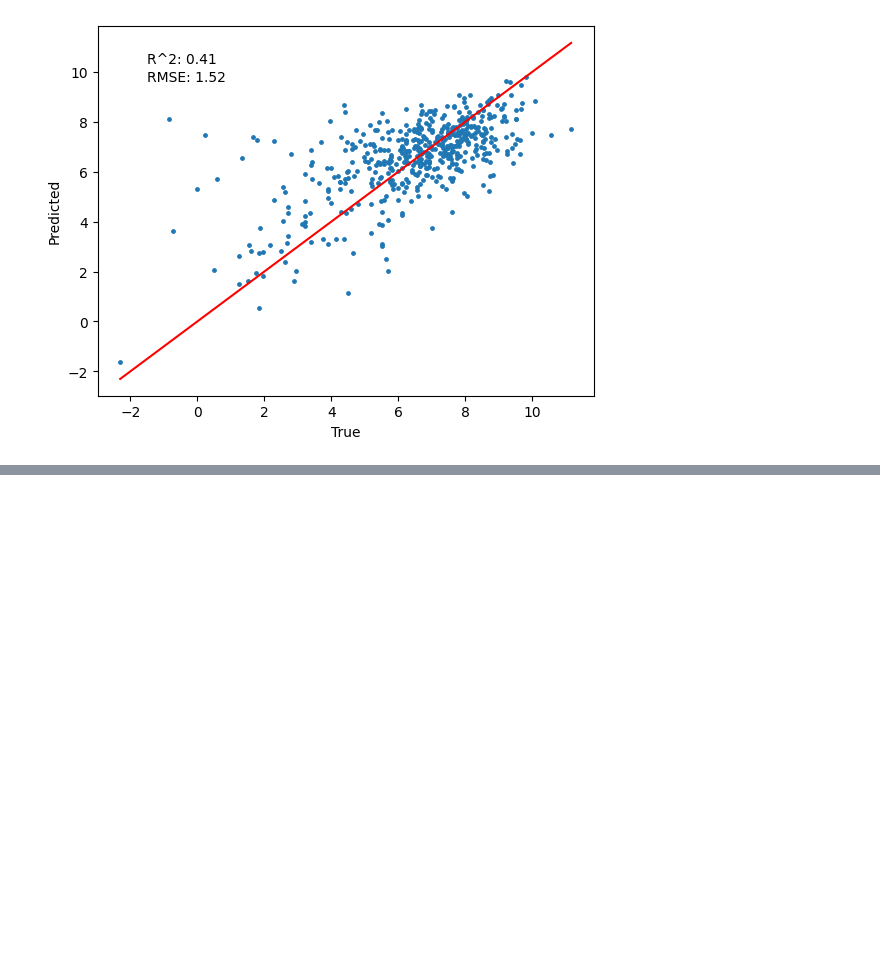
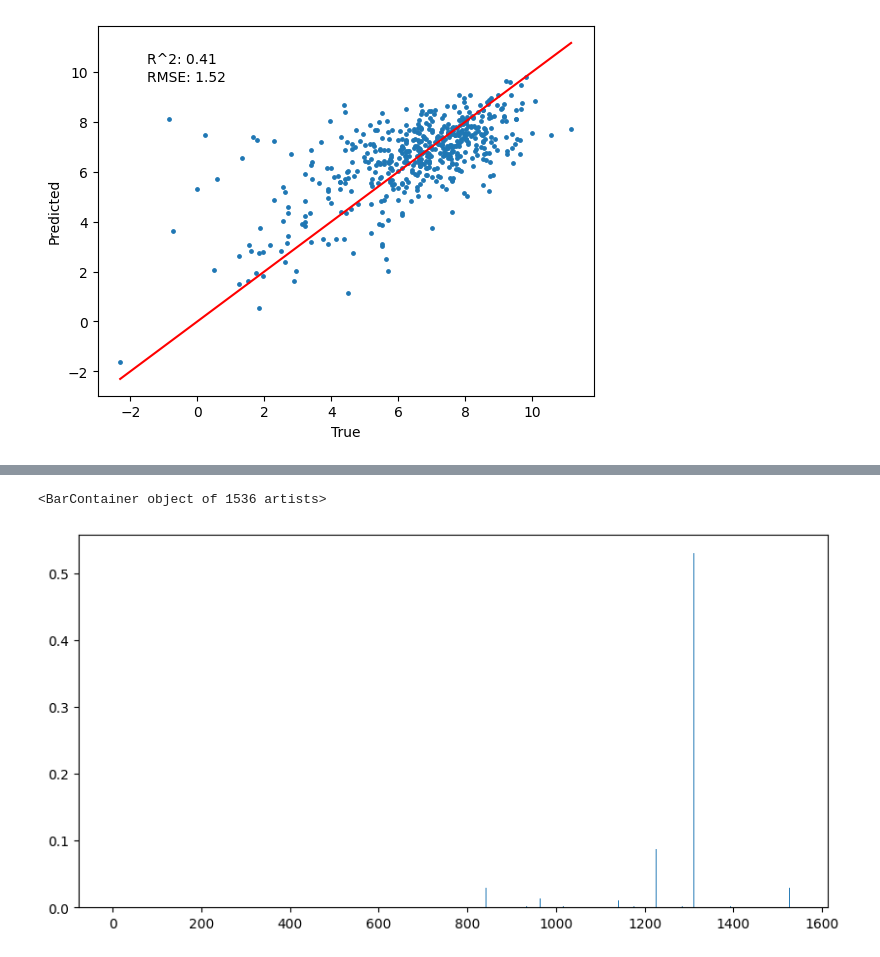
Before and after one commit to junhakunha/drug_toxicology_prediction, a Jupyter notebook: notebooks/J06_report_graphs.ipynb, the cells around one changed output, grey strips where cells are left out. Drawn from its saved outputs; the diff is of its cells as text; code cells hidden in the pictures; blank space fills up the shorter version.

```diff
--- a/notebooks/J06_report_graphs.ipynb
+++ b/notebooks/J06_report_graphs.ipynb
@@ -250,0 +265,17 @@ Top 10 Features by Index:
+# %%
+indices = features_df['Feature'].to_numpy()
+importances = features_df['Importance'].to_numpy()
+
+
+# indices are ints
+indices = indices.astype(int)
+
+# Create bar plot of index vs importance
+# set figure size
+plt.figure(figsize=(10, 5))
+
+
+plt.bar(indices, importances)
+# %% [output]
+<BarContainer object of 1536 artists>
+[figure, added]
```
Also changed, not shown: parts of 6 cells of this notebook, 3 other files.
